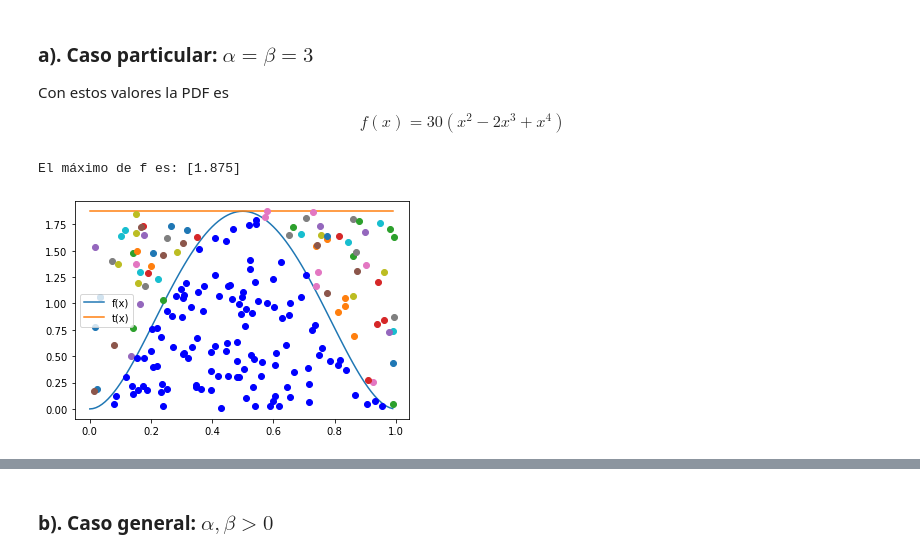
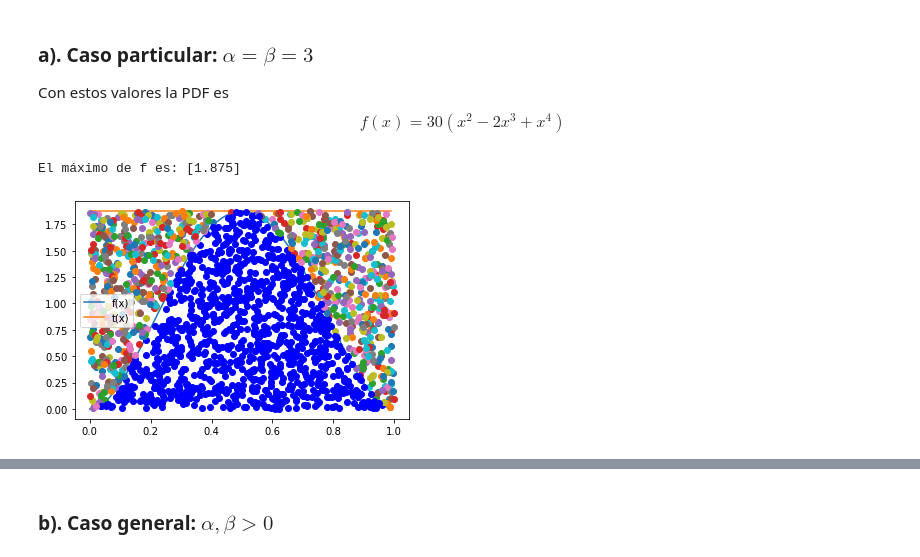
Before and after one commit to feramdor/SPF-2021-II, a Jupyter notebook: TEMA-2/Clase10_MetodoAceptacionRechazo.ipynb, the cells around one changed output, grey strips where cells are left out. Saved outputs shown, nothing was run; the diff lists cells and outputs as text; code cells hidden in the pictures.

```diff
--- a/TEMA-2/Clase10_MetodoAceptacionRechazo.ipynb
+++ b/TEMA-2/Clase10_MetodoAceptacionRechazo.ipynb
@@ -170,29 +175,30 @@ def Acep_rechazo(R2:'Variables distruidas U~U(0,1)',
 # %%
 # Ilustración del método de aceptación y rechazo cuando se toma t(x) constante
 
 # Función objetivo
-f =
+f = lambda x: 30 * (x**2 -2 * x**3 + x**4)
 # Máximo de la función f
 max_f = f(optimize.fmin(lambda x:-f(x), 0, disp=False))
 # Función t -> Función constante
-t =
+t = lambda x: max_f * np.ones(len(x))
 
 # Rango donde se graficará las funciones
-x =
+x = np.arange(0, 1, 0.01)
 print('El máximo de f es:',max_f)
 
 # Gráficas de las funciones
 plt.plot(x,f(x),label='f(x)')
 plt.plot(x,t(x),label='t(x)')
 plt.legend()
 
 # Validación del método
-N = 200 # número de puntos a simular
+N = 2000 # número de puntos a simular
 # Como estoy tomando t(x) constante solo es necesario generar valores aleatorios U~(0,1)
-R2 =
-R1 =
+R2 = np.random.rand(N)
+R1 = np.random.uniform(0, 1, N)
 
 # Prueba de función creada
+Acep_rechazo(R2, R1, f, t)
 # %% [output]
 El máximo de f es: [1.875]
-[figure, old version]
+[figure, new version]
```
Also changed, not shown: parts of 3 cells of this notebook, 2 other files.
